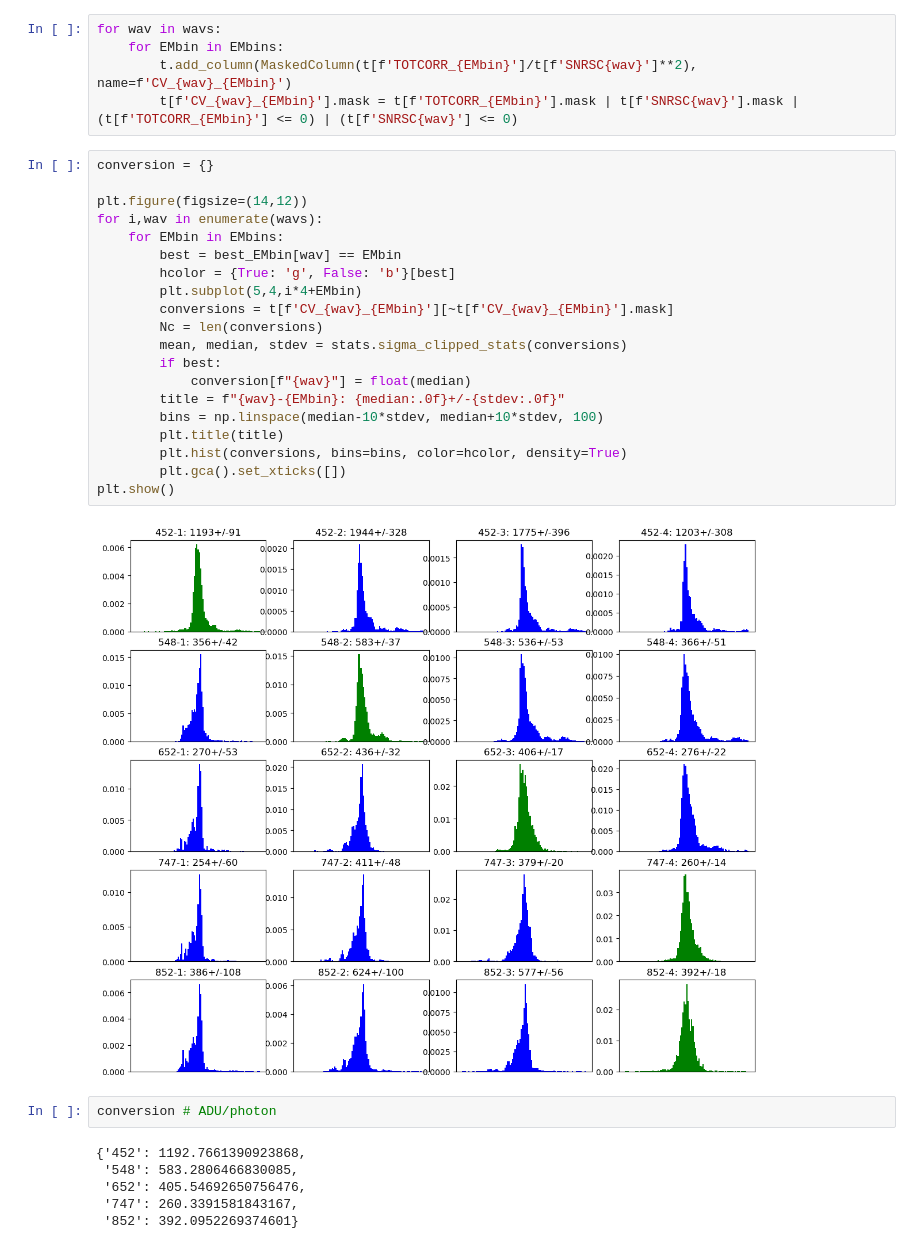
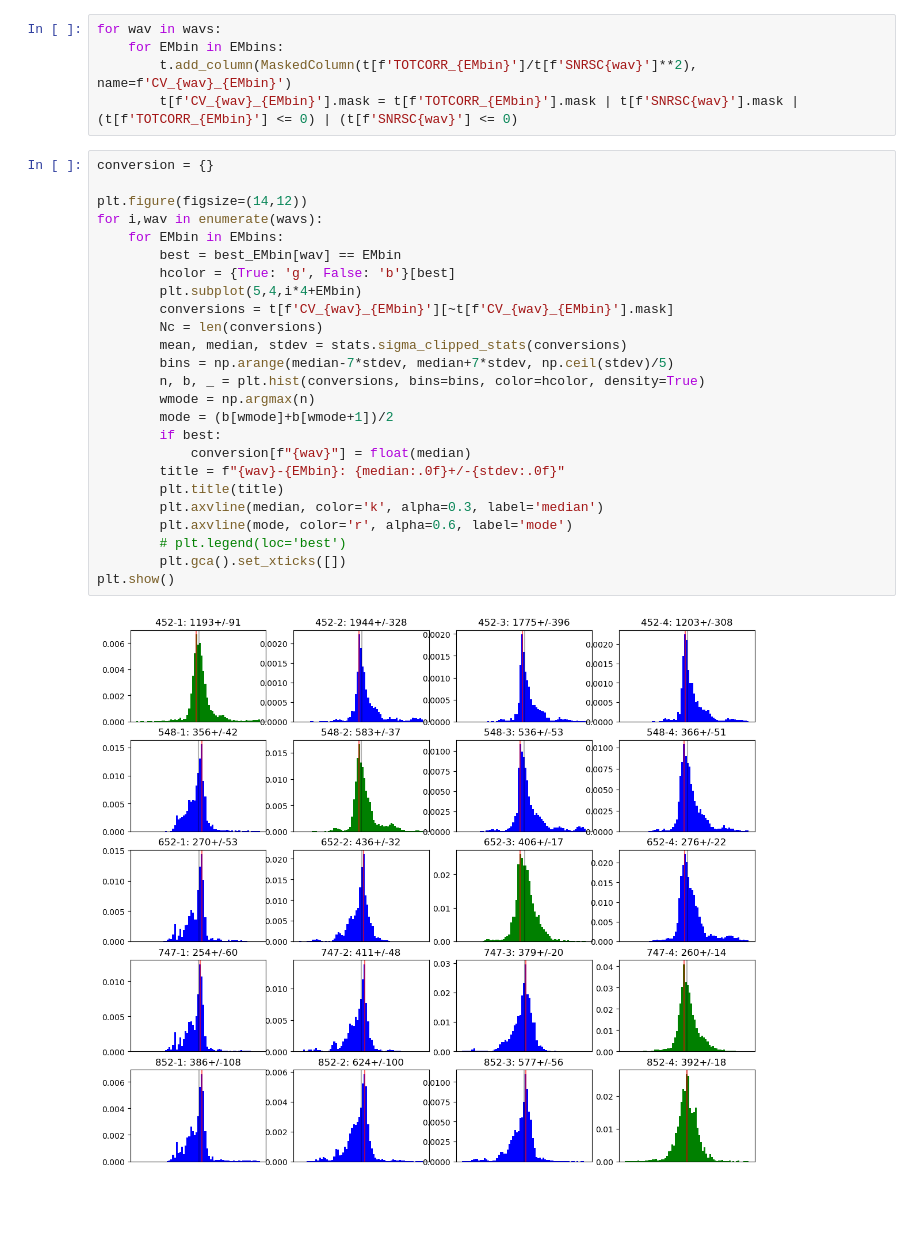
Before and after one commit to joshwalawender/KPF-ZPETC, a Jupyter notebook: 4-BestExpMeterBin.ipynb, the cells around one changed output. Drawn from its saved outputs; the diff is of its cells as text; blank space fills up the shorter version.

```diff
--- a/4-BestExpMeterBin.ipynb
+++ b/4-BestExpMeterBin.ipynb
@@ -83,30 +83,27 @@ for wav in wavs:
 # %%
 conversion = {}
 
 plt.figure(figsize=(14,12))
 for i,wav in enumerate(wavs):
     for EMbin in EMbins:
         best = best_EMbin[wav] == EMbin
         hcolor = {True: 'g', False: 'b'}[best]
         plt.subplot(5,4,i*4+EMbin)
         conversions = t[f'CV_{wav}_{EMbin}'][~t[f'CV_{wav}_{EMbin}'].mask]
         Nc = len(conversions)
         mean, median, stdev = stats.sigma_clipped_stats(conversions)
+        bins = np.arange(median-7*stdev, median+7*stdev, np.ceil(stdev)/5)
+        n, b, _ = plt.hist(conversions, bins=bins, color=hcolor, density=True)
+        wmode = np.argmax(n)
+        mode = (b[wmode]+b[wmode+1])/2
         if best:
             conversion[f"{wav}"] = float(median)
         title = f"{wav}-{EMbin}: {median:.0f}+/-{stdev:.0f}"
-        bins = np.linspace(median-10*stdev, median+10*stdev, 100)
         plt.title(title)
-        plt.hist(conversions, bins=bins, color=hcolor, density=True)
+        plt.axvline(median, color='k', alpha=0.3, label='median')
+        plt.axvline(mode, color='r', alpha=0.6, label='mode')
+        # plt.legend(loc='best')
         plt.gca().set_xticks([])
 plt.show()
 # %% [output]
-[figure, old version]
+[figure, new version]
-# %%
-conversion # ADU/photon
-# %% [output]
-{'452': 1192.7661390923868,
- '548': 583.2806466830085,
- '652': 405.54692650756476,
- '747': 260.3391581843167,
- '852': 392.0952269374601}
```
Also changed, not shown: parts of 2 cells of this notebook, 2 other files.
